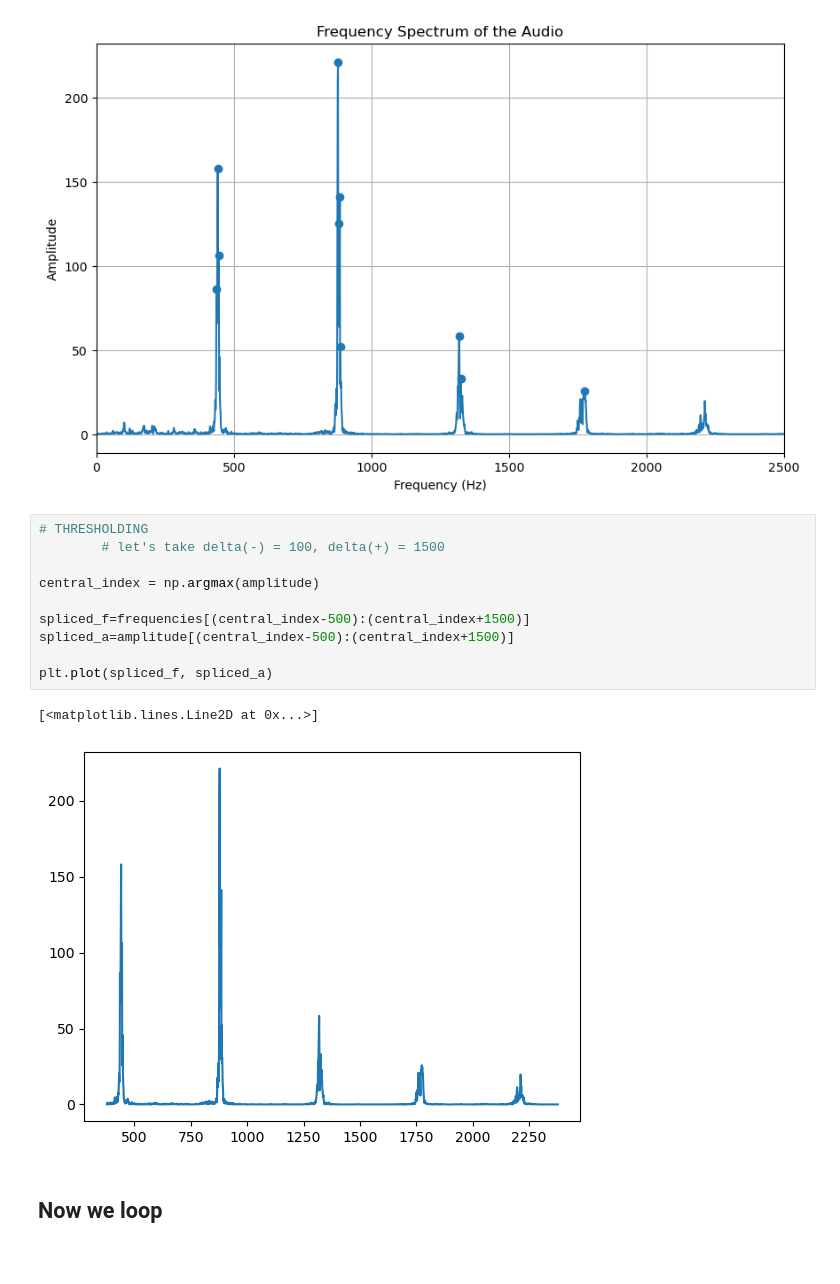
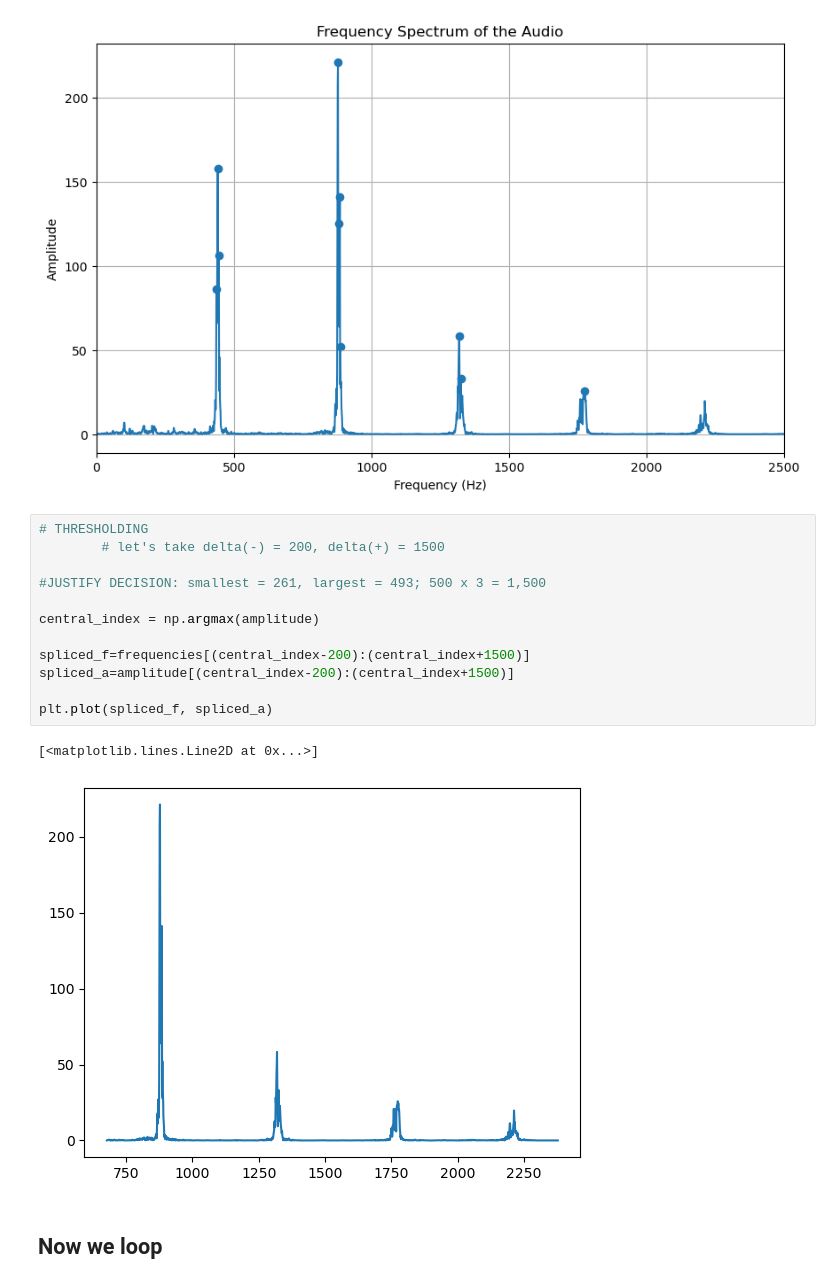
Before and after one commit to SPS-SP2273/learning-portfolio-2025-january-lmr73, a Jupyter notebook: MINI PROJ/Mini Project_Attempt1.3.ipynb, the cells around one changed output. Drawn from its saved outputs; the diff is of its cells as text.

```diff
--- a/MINI PROJ/Mini Project_Attempt1.3.ipynb
+++ b/MINI PROJ/Mini Project_Attempt1.3.ipynb
@@ -134,16 +134,18 @@ plt.show()
 [figure]
 # %%
 # THRESHOLDING
-        # let's take delta(-) = 100, delta(+) = 1500
+        # let's take delta(-) = 200, delta(+) = 1500
+
+#JUSTIFY DECISION: smallest = 261, largest = 493; 500 x 3 = 1,500
 
 central_index = np.argmax(amplitude)
 
-spliced_f=frequencies[(central_index-500):(central_index+1500)]
-spliced_a=amplitude[(central_index-500):(central_index+1500)]
+spliced_f=frequencies[(central_index-200):(central_index+1500)]
+spliced_a=amplitude[(central_index-200):(central_index+1500)]
 
 plt.plot(spliced_f, spliced_a)
 # %% [output]
 [<matplotlib.lines.Line2D at 0x...>]
-[figure, old version]
+[figure, new version]
 # %% [markdown]
 ## Now we loop
```
Also changed, not shown: parts of 7 cells of this notebook, 1 other file.
